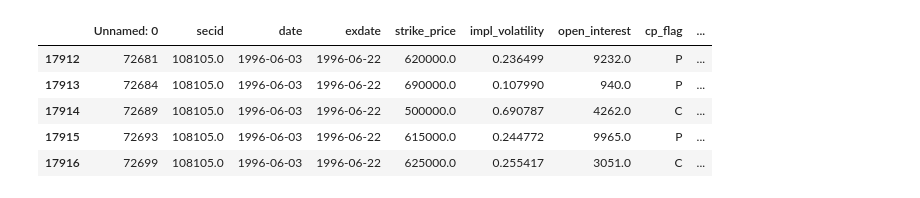
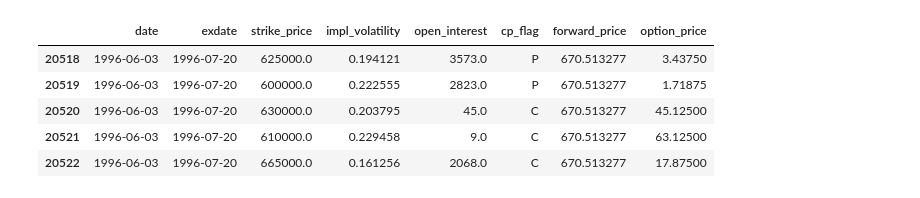
Before and after one commit to spencerljx/Volatility-Prediction, a Jupyter notebook: front_next_divide.ipynb, the cells around one changed output. Saved outputs shown, nothing was run; the diff lists cells and outputs as text; code cells hidden in the pictures.

```diff
--- a/front_next_divide.ipynb
+++ b/front_next_divide.ipynb
@@ -58,19 +60,19 @@ spx_ft,spx_nx = get_series(spx_dates,spx_opt)
 2019-05-30 00:00:00
 2019-05-31 00:00:00
 # %%
-spx_ft["mid_price"] = (spx_ft["best_offer"] +  spx_ft["best_bid"])/2
-spx_nx["mid_price"] = (spx_nx["best_offer"] +  spx_nx["best_bid"])/2
-
-spx_ft.to_csv('data\\spx_front.csv')
-spx_nx.to_csv('data\\spx_next.csv')
+spx_ft["option_price"] = (spx_ft["best_offer"] +  spx_ft["best_bid"])/2
+spx_nx["option_price"] = (spx_nx["best_offer"] +  spx_nx["best_bid"])/2
 # %%
 spx_opt[(spx_opt.date=="2019-01-17")&(spx_opt.exdate=="2019-01-18")&(spx_opt.strike_price==2535000.0)]
+# %%
+spx_ft.drop(['Unnamed: 0','best_bid','best_offer','secid'],axis=1,inplace=True)
+spx_nx.drop(['Unnamed: 0','best_bid','best_offer','secid'],axis=1,inplace=True)
 # %%
-spx_ft.head()
+spx_nx.head()
 # %% [output]
-|  | Unnamed: 0 | secid | date | exdate | strike_price | impl_volatility | open_interest | cp_flag | ... |
-| 17912 | 72681 | 108105.0 | 1996-06-03 | 1996-06-22 | 620000.0 | 0.236499 | 9232.0 | P | ... |
-| 17913 | 72684 | 108105.0 | 1996-06-03 | 1996-06-22 | 690000.0 | 0.107990 | 940.0 | P | ... |
-| 17914 | 72689 | 108105.0 | 1996-06-03 | 1996-06-22 | 500000.0 | 0.690787 | 4262.0 | C | ... |
-| 17915 | 72693 | 108105.0 | 1996-06-03 | 1996-06-22 | 615000.0 | 0.244772 | 9965.0 | P | ... |
-| 17916 | 72699 | 108105.0 | 1996-06-03 | 1996-06-22 | 625000.0 | 0.255417 | 3051.0 | C | ... |
+|  | date | exdate | strike_price | impl_volatility | open_interest | cp_flag | forward_price | option_price |
+| 20518 | 1996-06-03 | 1996-07-20 | 625000.0 | 0.194121 | 3573.0 | P | 670.513277 | 3.43750 |
+| 20519 | 1996-06-03 | 1996-07-20 | 600000.0 | 0.222555 | 2823.0 | P | 670.513277 | 1.71875 |
+| 20520 | 1996-06-03 | 1996-07-20 | 630000.0 | 0.203795 | 45.0 | C | 670.513277 | 45.12500 |
+| 20521 | 1996-06-03 | 1996-07-20 | 610000.0 | 0.229458 | 9.0 | C | 670.513277 | 63.12500 |
+| 20522 | 1996-06-03 | 1996-07-20 | 665000.0 | 0.161256 | 2068.0 | C | 670.513277 | 17.87500 |
```
Also changed, not shown: parts of 5 cells of this notebook, 1 other file.
